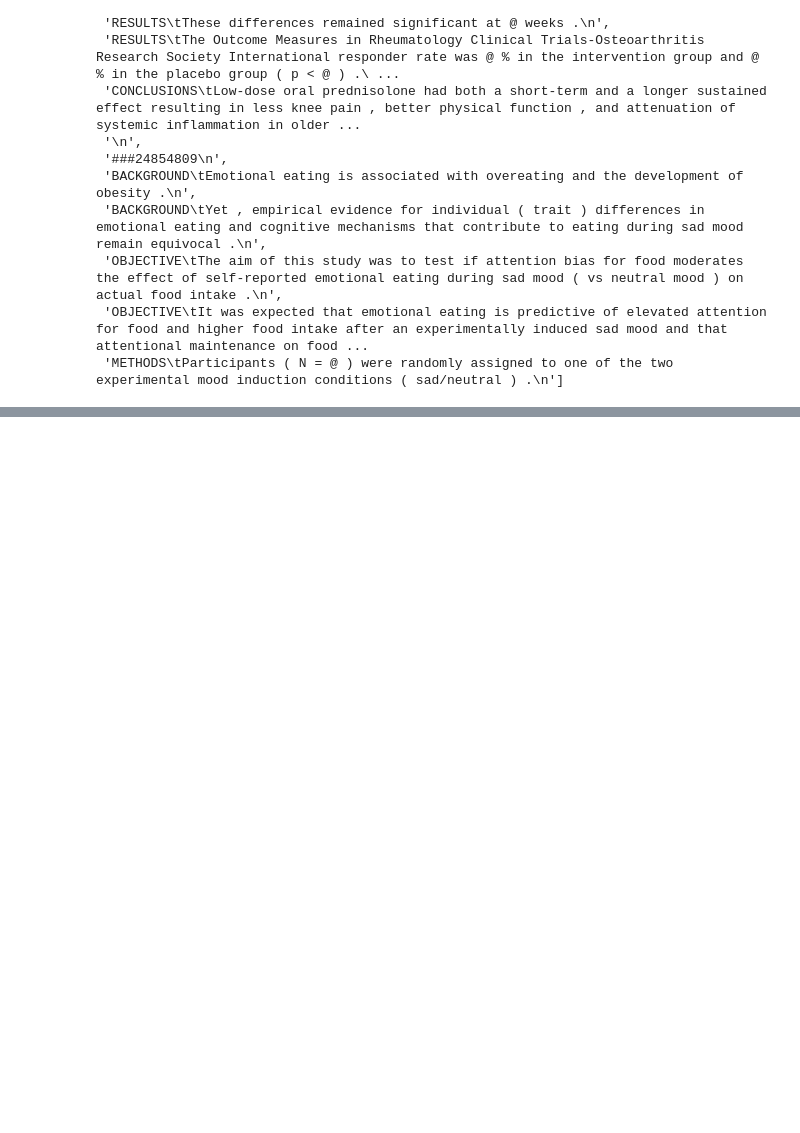
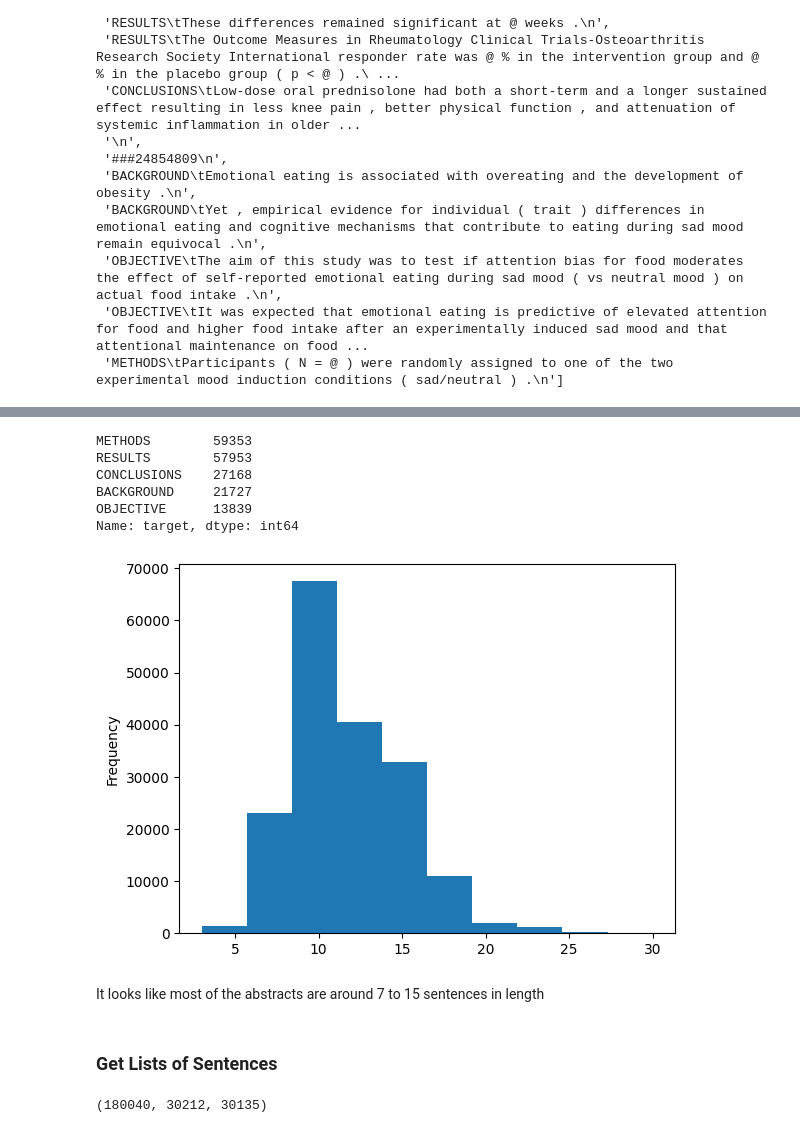
Before and after one commit to AyushSrivastava27/SkimLit_NLP, a Jupyter notebook: SkimLit_NLP.ipynb, the cells around one changed output, grey strips where cells are left out. Drawn from its saved outputs; the diff is of its cells as text; code cells hidden in the pictures; blank space fills up the shorter version.

```diff
--- a/SkimLit_NLP.ipynb
+++ b/SkimLit_NLP.ipynb
@@ -89,0 +96,35 @@ train_lines[:20]
+# %%
+def preprocess_text_with_line_numbers(filename):
+  input_lines = get_lines(filename) # get all lines from filename
+  abstract_lines = "" # create an empty abstract
+  abstract_samples = [] # create an empty list of abstracts
+
+  # Loop through each line in target file
+  for line in input_lines:
+    if line.startswith("###"): #check to see if line is an ID line
+      abstract_id = line
+      abstract_lines = "" # reset abstract string
+    elif line.isspace(): # check to see if line is a new line
+      abstract_line_split = abstract_lines.splitlines() # split abstract into seperate lines
+
+      # Iterate through each line in abstract and count them at the same time
+      for abstract_line_number, abstract_line in enumerate(abstract_line_split):
+        line_data = {} # create empty dict to store data from line
+        target_text_split = abstract_line.split("\t") # split target label from text
+        line_data["target"] = target_text_split[0] # get target label
+        line_data["text"] = target_text_split[1].lower() # get target text and lower it
+        line_data["line_number"] = abstract_line_number # what number line does the line appear in the abstract?
+        line_data["total_lines"] = len(abstract_line_split) - 1 # how many total lines are in the abstract? (start from 0)
+        abstract_samples.append(line_data) # add line data to abstract samples list
+
+    else: # if the above conditions aren't fulfilled, the line contains a labelled sentence
+      abstract_lines += line
+
+  return abstract_samples
+# %%
+# Get data from file and preprocess it
+%%time
+train_samples = preprocess_text_with_line_numbers(data_dir + "train.txt")
+val_samples = preprocess_text_with_line_numbers(data_dir + "dev.txt")
+test_samples = preprocess_text_with_line_numbers(data_dir + "test.txt")
+len(train_samples), len(val_samples), len(test_samples)
@@ -89,0 +156,7 @@ train_lines[:20]
+# %%
+# turning our list of dictionaries into pandas DataFrame's so to visualize it better
+import pandas as pd
+train_df = pd.DataFrame(train_samples)
+val_df = pd.DataFrame(val_samples)
+test_df = pd.DataFrame(test_samples)
+train_df.head(14)
@@ -89,0 +179,26 @@ train_lines[:20]
+# %%
+# Distribution of labels in training data
+train_df.target.value_counts()
+# %% [output]
+METHODS        59353
+RESULTS        57953
+CONCLUSIONS    27168
+BACKGROUND     21727
+OBJECTIVE      13839
+Name: target, dtype: int64
+# %%
+train_df.total_lines.plot.hist();
+# %% [output]
+[figure, added]
+# %% [markdown]
+It looks like most of the abstracts are around 7 to 15 sentences in length
+# %% [markdown]
+### Get Lists of Sentences
+# %%
+# Convert abstract text lines into lists
+train_sentences = train_df["text"].tolist()
+val_sentences = val_df["text"].tolist()
+test_sentences = test_df["text"].tolist()
+len(train_sentences), len(val_sentences), len(test_sentences)
+# %% [output]
+(180040, 30212, 30135)
```
Also changed, not shown: parts of 14 cells of this notebook.
